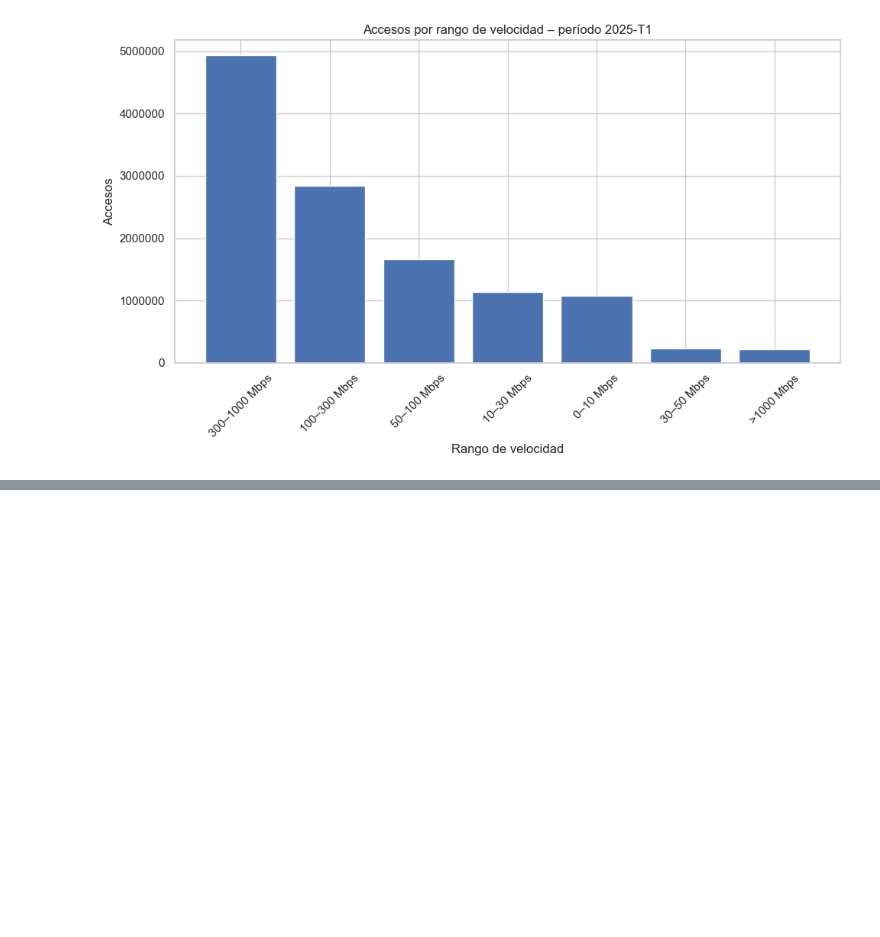
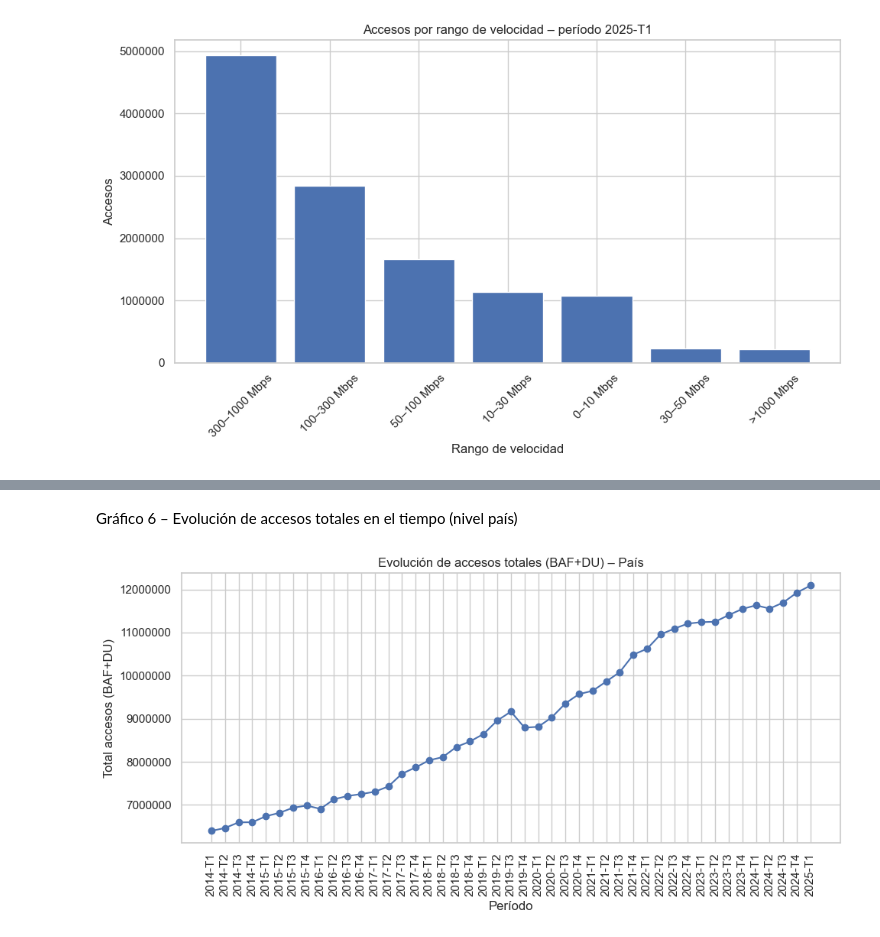
Before and after one commit to pablopicca/proyectofinalhenryG7, a Jupyter notebook: Tablas CSV/Graficos Informe Final.ipynb, the cells around one changed output, grey strips where cells are left out. Saved outputs shown, nothing was run; the diff lists cells and outputs as text; code cells hidden in the pictures; blank space fills up the shorter version.

```diff
--- a/Tablas CSV/Graficos Informe Final.ipynb
+++ b/Tablas CSV/Graficos Informe Final.ipynb
@@ -88,0 +174,24 @@ plt.show()
+# %% [markdown]
+Gráfico 6 – Evolución de accesos totales en el tiempo (nivel país)
+# %%
+# Unimos con Periodos para usar Año y Trimestre
+conx_per_t = conx_per.merge(periodos, on="ID_Periodo")
+
+# Orden cronológico
+conx_per_t = conx_per_t.sort_values(["Año", "Trimestre"])
+
+plt.figure(figsize=(10,5))
+plt.plot(
+    conx_per_t["ID_Periodo"],
+    conx_per_t["Total(BAF+DU)"],
+    marker="o"
+)
+plt.xticks(rotation=90)
+plt.ticklabel_format(style='plain', axis='y')
+plt.title("Evolución de accesos totales (BAF+DU) – País")
+plt.xlabel("Período")
+plt.ylabel("Total accesos (BAF+DU)")
+plt.tight_layout()
+plt.show()
+# %% [output]
+[figure, added]
```
Also changed, not shown: parts of 12 cells of this notebook.
